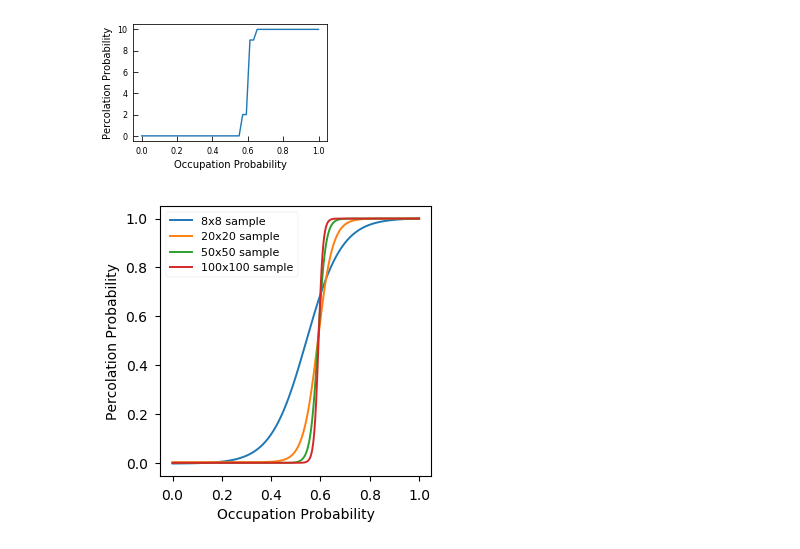
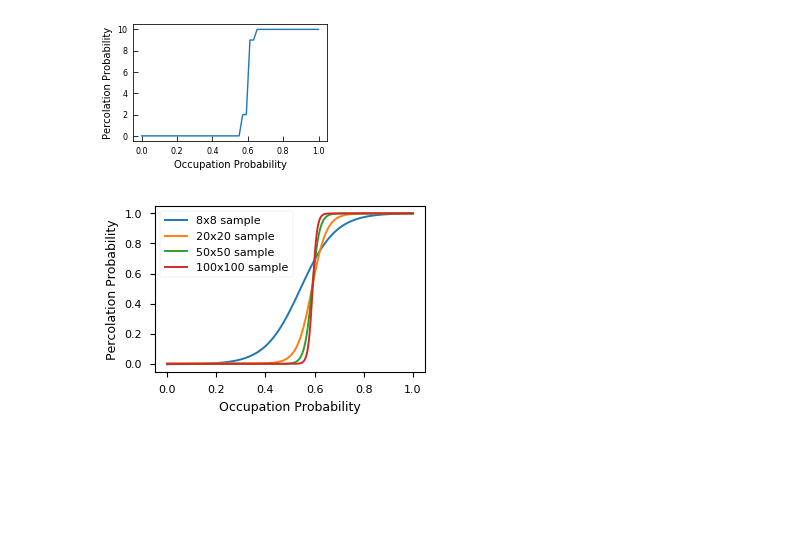
Before and after one commit to prabowobagas/Jupyter-Notebook-Thesis, a Jupyter notebook: Weekly Journal.ipynb, the cells around one changed output. Saved outputs shown, nothing was run; the diff lists cells and outputs as text; code cells hidden in the pictures; blank space fills up the shorter version.

```diff
--- a/Weekly Journal.ipynb
+++ b/Weekly Journal.ipynb
@@ -632,31 +644,32 @@ fig1.set_size_inches(plot_width, plot_height)
 # %%
 from scipy.optimize import curve_fit
 
 def sigmoid(x, a, b, c, d):
     y = a / (1 + np.exp(-b*x-c)) + d
     return y
 
 name_array = [8, 20, 50, 100]
 label_array = ['8x8','20x20', '50x50', '100x100']
 
 for labl_number, number in enumerate(name_array):
     df = pd.read_csv('PercSimData\\perc_%sx%s_Loop20_lineseries200.txt' %(number, number), sep='\t', dtype=np.float64)
     popt, pcov = curve_fit(sigmoid, df['occupation probability'], df['Percolate frequency']/20)
 
     occ_prob_new = np.linspace(0, 1, num = 10000, endpoint=True)
     perc_freq_new = sigmoid(occ_prob_new, *popt)
     fig1 = plt.figure(1)
     plt.plot(occ_prob_new, perc_freq_new/max(perc_freq_new), label = label_array[labl_number] + ' sample')
 
-fig1.set_size_inches(3.5, 3.5)
-plt.xlabel('Occupation Probability', fontsize=10)
-plt.ylabel('Percolation Probability', fontsize=10)
+
+plt.xlabel('Occupation Probability', fontsize=9)
+plt.ylabel('Percolation Probability', fontsize=9)
 plt.legend(prop={'size': 8})
 ax = plt.gca()
-ax.tick_params(axis = 'both', which = 'major', labelsize = 10)
-# plt.savefig('Figures\\percprob_vs_occprob.pdf', format='pdf', dpi=1000)
+ax.tick_params(axis = 'both', which = 'major', labelsize = 8)
+fig1.set_size_inches(plot_width, plot_height)
+fig1.savefig('Figures\\percprob_vs_occprob.pdf', format='pdf', dpi=300,bbox_inches='tight')
 # %% [output]
-[figure, old version]
+[figure, new version]
 # %%
 import matplotlib.pyplot as plt
 from matplotlib import cm
```
Also changed, not shown: parts of 6 cells of this notebook, 13 other files.
